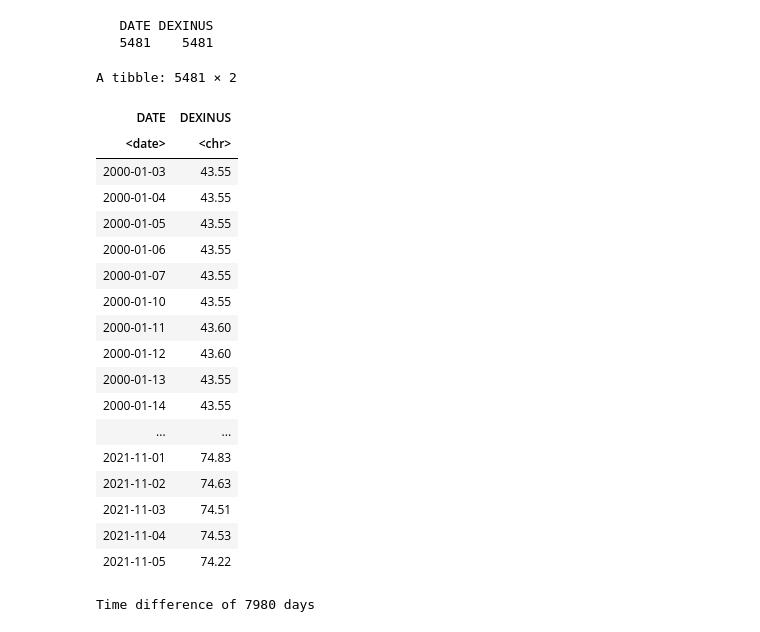
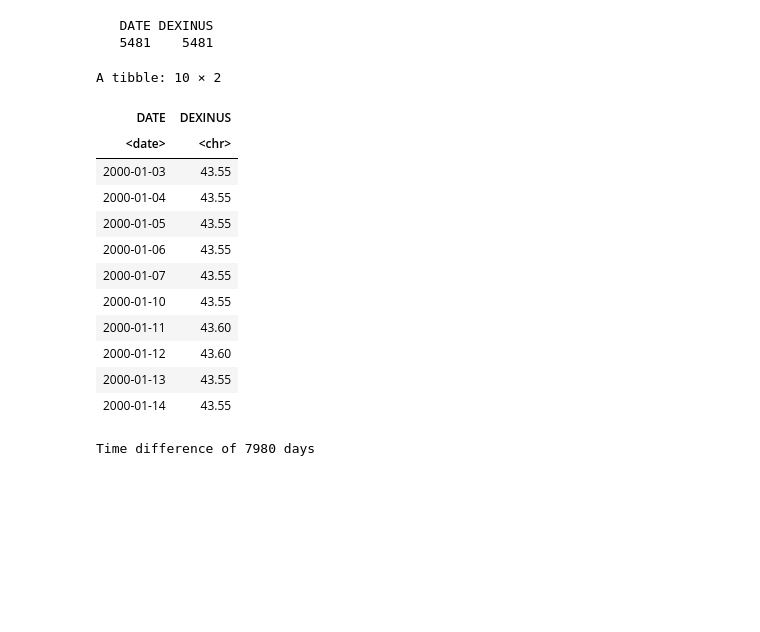
Before and after one commit to siddhartha2001/hybrid-models, a Jupyter notebook: codes/india-ts.ipynb, the cells around one changed output. Cells and saved outputs as stored; diff of their text form; code cells hidden in the pictures; blank space fills up the shorter version.

```diff
--- a/codes/india-ts.ipynb
+++ b/codes/india-ts.ipynb
@@ -61,28 +46,22 @@ lengths(data)
 # %% [output]
    DATE DEXINUS
    5481    5481
-# %%
-data
-# %% [output]
-A tibble: 5481 × 2
-| DATE | DEXINUS |
-| <date> | <chr> |
-| 2000-01-03 | 43.55 |
-| 2000-01-04 | 43.55 |
-| 2000-01-05 | 43.55 |
-| 2000-01-06 | 43.55 |
-| 2000-01-07 | 43.55 |
-| 2000-01-10 | 43.55 |
-| 2000-01-11 | 43.60 |
-| 2000-01-12 | 43.60 |
-| 2000-01-13 | 43.55 |
-| 2000-01-14 | 43.55 |
-| ... | ... |
-| 2021-11-01 | 74.83 |
-| 2021-11-02 | 74.63 |
-| 2021-11-03 | 74.51 |
-| 2021-11-04 | 74.53 |
-| 2021-11-05 | 74.22 |
+# %%
+head(data, 10)
+# %% [output]
+A tibble: 10 × 2
+| DATE | DEXINUS |
+| <date> | <chr> |
+| 2000-01-03 | 43.55 |
+| 2000-01-04 | 43.55 |
+| 2000-01-05 | 43.55 |
+| 2000-01-06 | 43.55 |
+| 2000-01-07 | 43.55 |
+| 2000-01-10 | 43.55 |
+| 2000-01-11 | 43.60 |
+| 2000-01-12 | 43.60 |
+| 2000-01-13 | 43.55 |
+| 2000-01-14 | 43.55 |
 # %%
 date1 = as.Date("1999-12-31", "%Y-%m-%d")
 date2 = data$DATE[length(data$DATE)]     #lengthof data is 5482
```
Also changed, not shown: parts of 32 cells of this notebook.
